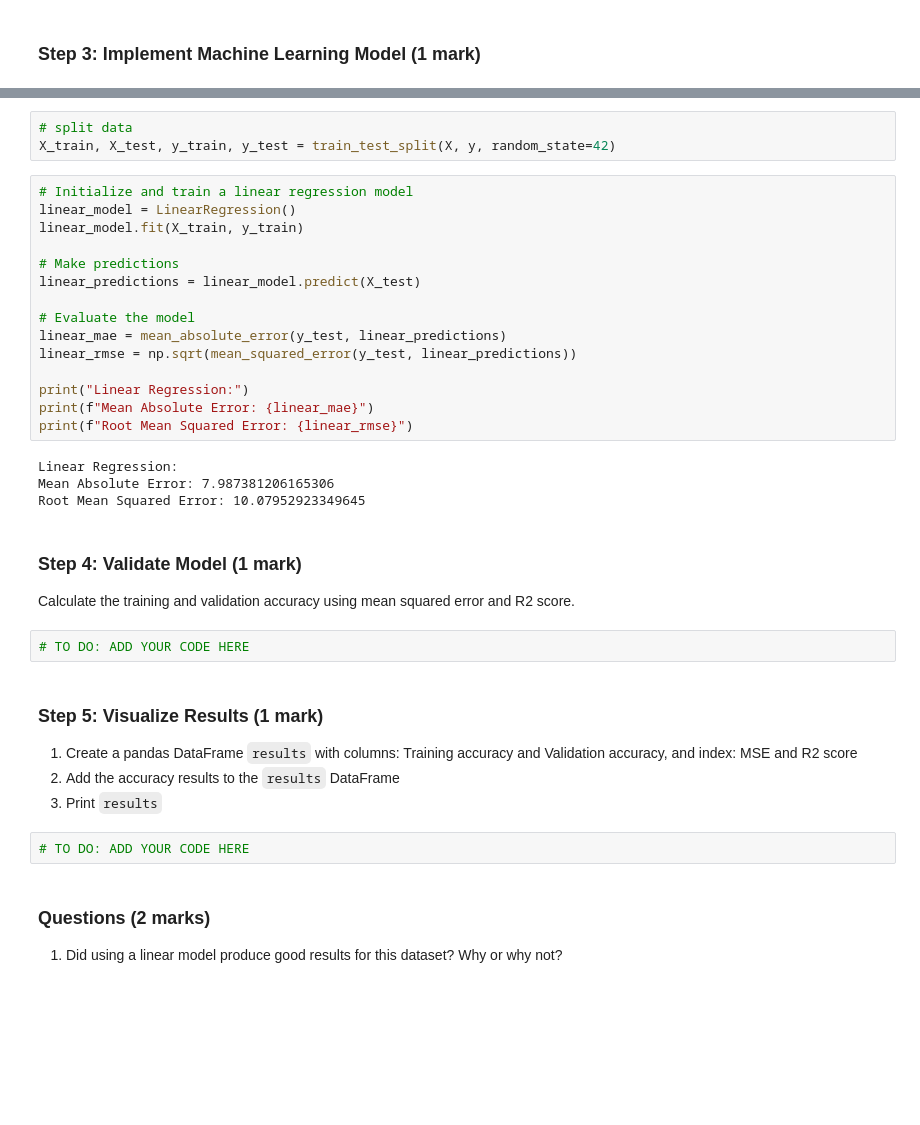
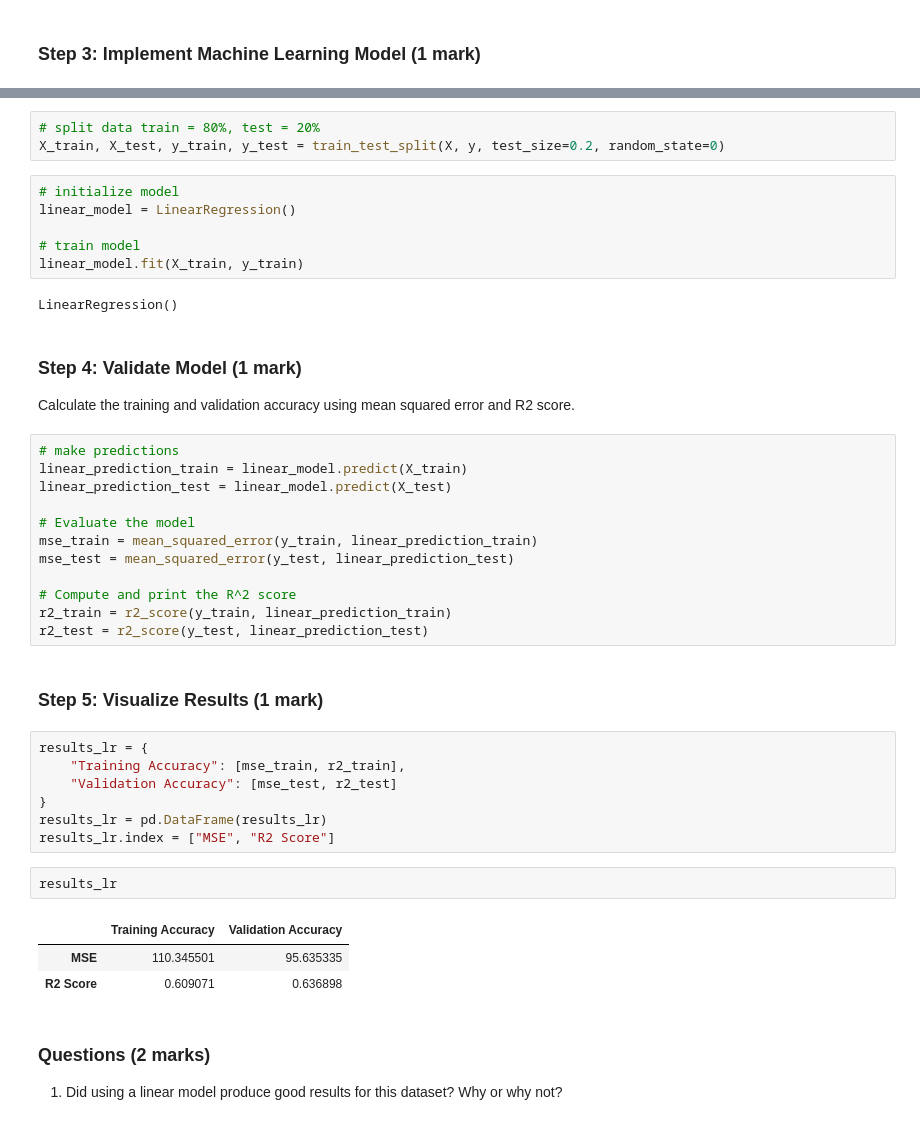
Before and after one commit to chvaldez10/Dog-Apps, a Jupyter notebook: ENSF 611/assignments/A2/Assignment 2.ipynb, the cells around one changed output, grey strips where cells are left out. Drawn from its saved outputs; the diff is of its cells as text; blank space fills up the shorter version.

Commit message:
added linear reg to a2

```diff
--- a/ENSF 611/assignments/A2/Assignment 2.ipynb
+++ b/ENSF 611/assignments/A2/Assignment 2.ipynb
@@ -265,38 +258,45 @@ Questions:
 # %%
-# split data
-X_train, X_test, y_train, y_test = train_test_split(X, y, random_state=42)
+# split data train = 80%, test = 20%
+X_train, X_test, y_train, y_test = train_test_split(X, y, test_size=0.2, random_state=0)
 # %%
-# Initialize and train a linear regression model
+# initialize model
 linear_model = LinearRegression()
+
+# train model
 linear_model.fit(X_train, y_train)
-
-# Make predictions
-linear_predictions = linear_model.predict(X_test)
-
-# Evaluate the model
-linear_mae = mean_absolute_error(y_test, linear_predictions)
-linear_rmse = np.sqrt(mean_squared_error(y_test, linear_predictions))
-
-print("Linear Regression:")
-print(f"Mean Absolute Error: {linear_mae}")
-print(f"Root Mean Squared Error: {linear_rmse}")
 # %% [output]
-Linear Regression:
-Mean Absolute Error: 7.987381206165306
-Root Mean Squared Error: 10.07952923349645
+LinearRegression()
 # %% [markdown]
 ### Step 4: Validate Model (1 mark)
 
 Calculate the training and validation accuracy using mean squared error and R2 score.
 # %%
-# TO DO: ADD YOUR CODE HERE
+# make predictions
+linear_prediction_train = linear_model.predict(X_train)
+linear_prediction_test = linear_model.predict(X_test)
+
+# Evaluate the model
+mse_train = mean_squared_error(y_train, linear_prediction_train)
+mse_test = mean_squared_error(y_test, linear_prediction_test)
+
+# Compute and print the R^2 score
+r2_train = r2_score(y_train, linear_prediction_train)
+r2_test = r2_score(y_test, linear_prediction_test)
 # %% [markdown]
 ### Step 5: Visualize Results (1 mark)
-1. Create a pandas DataFrame `results` with columns: Training accuracy and Validation accuracy, and index: MSE and R2 score
-2. Add the accuracy results to the `results` DataFrame
-3. Print `results`
 # %%
-# TO DO: ADD YOUR CODE HERE
+results_lr = {
+    "Training Accuracy": [mse_train, r2_train],
+    "Validation Accuracy": [mse_test, r2_test]
+}
+results_lr = pd.DataFrame(results_lr)
+results_lr.index = ["MSE", "R2 Score"]
+# %%
+results_lr
+# %% [output]
+|  | Training Accuracy | Validation Accuracy |
+| MSE | 110.345501 | 95.635335 |
+| R2 Score | 0.609071 | 0.636898 |
 # %% [markdown]
 ### Questions (2 marks)
 1. Did using a linear model produce good results for this dataset? Why or why not?
```
Also changed, not shown: parts of 6 cells of this notebook.
